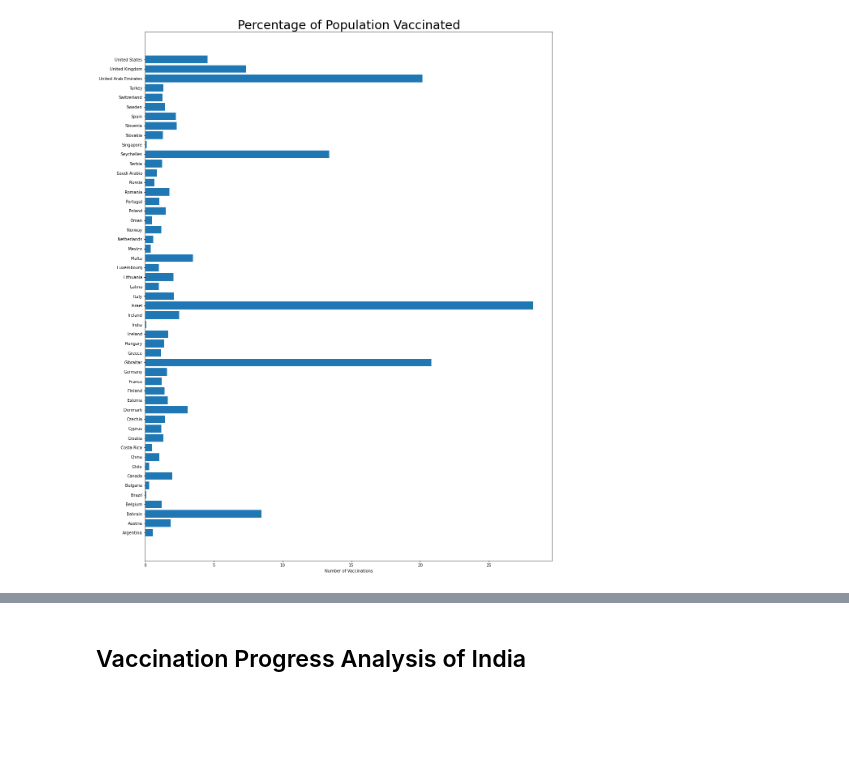
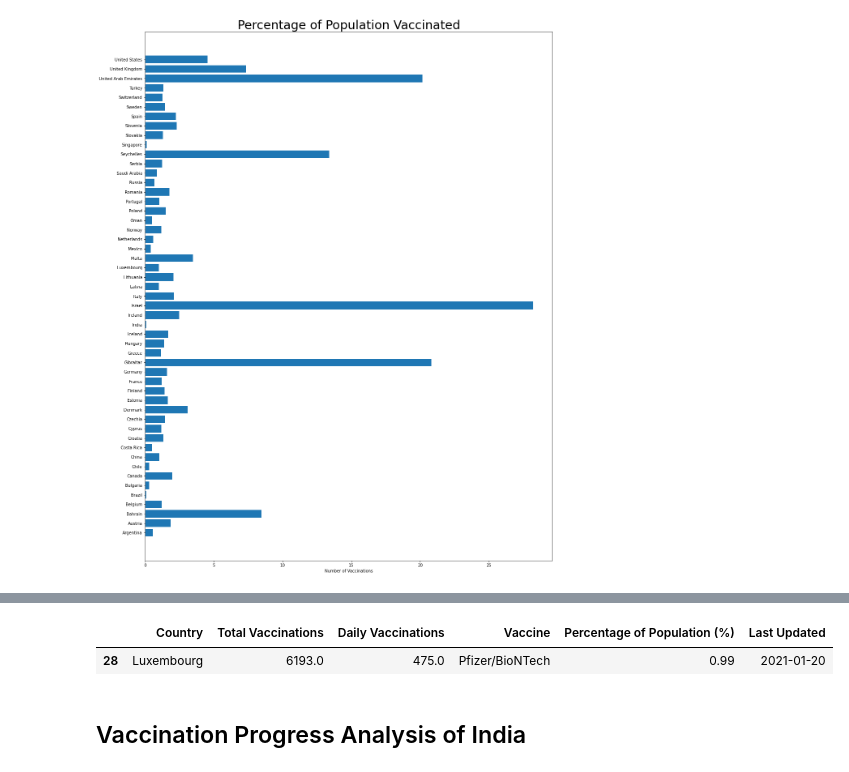
Before and after one commit to nvkex/covid-19-vaccination-progress, a Jupyter notebook: COVID-19_World_Vaccination_Progress.ipynb, the cells around one changed output, grey strips where cells are left out. Saved outputs shown, nothing was run; the diff lists cells and outputs as text; code cells hidden in the pictures; blank space fills up the shorter version.

```diff
--- a/COVID-19_World_Vaccination_Progress.ipynb
+++ b/COVID-19_World_Vaccination_Progress.ipynb
@@ -168,3 +202,9 @@ plot_bar(vaccine_countries, people_vaccinated_per_hundred, 'Percentage of Popula
+# %%
+# Country with least number of people vaccinated
+recent_data[recent_data['Total Vaccinations'] == recent_data['Total Vaccinations'].min()]
+# %% [output]
+|  | Country | Total Vaccinations | Daily Vaccinations | Vaccine | Percentage of Population (%) | Last Updated |
+| 28 | Luxembourg | 6193.0 | 475.0 | Pfizer/BioNTech | 0.99 | 2021-01-20 |
 # %% [markdown]
 ## Vaccination Progress Analysis of India
 # %%
```
Also changed, not shown: parts of 11 cells of this notebook.
